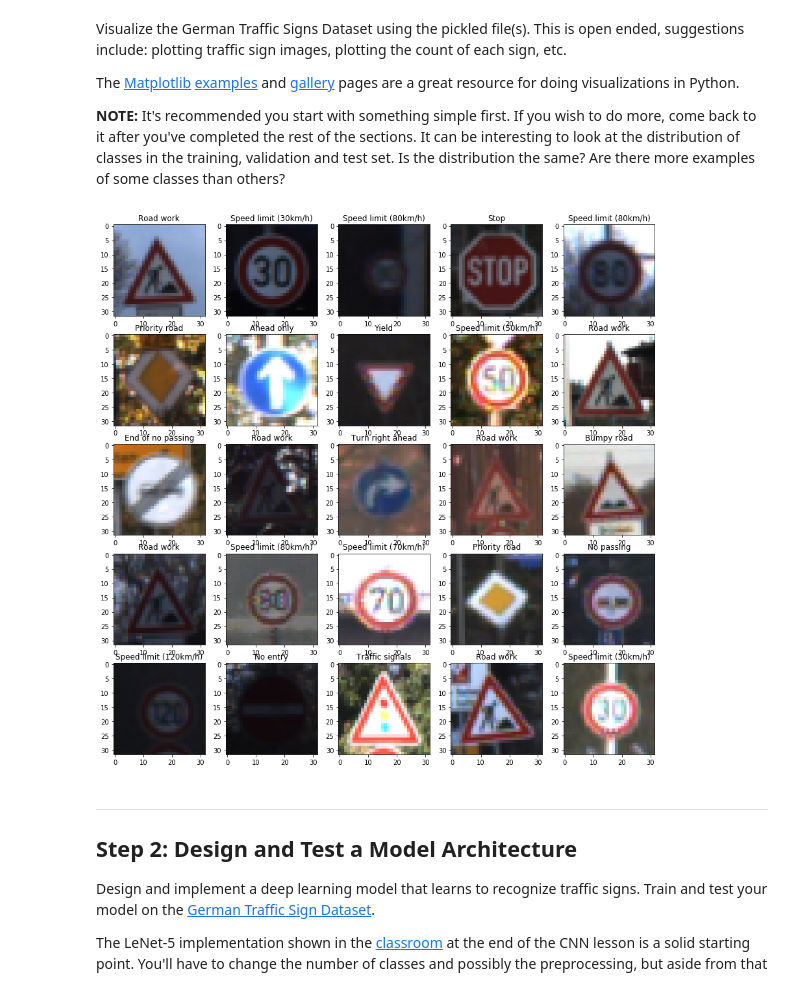
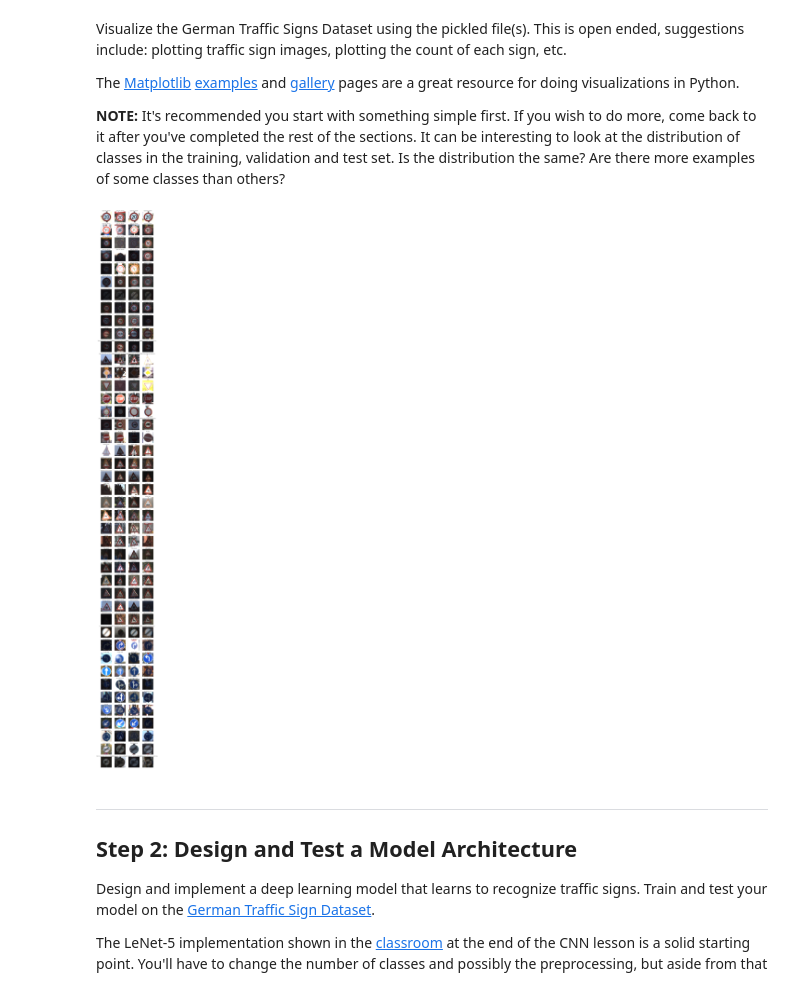
Before and after one commit to omjunior/CarND-Traffic-Sign-Classifier-Project, a Jupyter notebook: Traffic_Sign_Classifier.ipynb, the cells around one changed output. Drawn from its saved outputs; the diff is of its cells as text; code cells hidden in the pictures.

```diff
--- a/Traffic_Sign_Classifier.ipynb
+++ b/Traffic_Sign_Classifier.ipynb
@@ -93,20 +93,22 @@ The [Matplotlib](http://matplotlib.org/) [examples](http://matplotlib.org/exampl
 # %%
 import matplotlib.pyplot as plt
 %matplotlib inline
 
 import random
 
-fig = plt.figure(figsize=(15,15))
-for i in range (1, 26):
-    sub = fig.add_subplot(5, 5, i)
-    idx = random.randint(0, len(X_train))
-    plt.title(code_to_label[y_train[idx]])
-    sub.imshow(X_train[idx])
-
-# OSV TODO
-# Show a horizontal bar graph (cardinality), preceded by an example of that category
+samples = 4
+plt.figure(figsize=(15,n_classes*15))
+for i in range (0, n_classes):
+    X_sel = X_train[y_train == i]
+    for s in range(0, samples):
+        plt.subplot(n_classes * samples, samples, i*samples + s + 1)
+        idx = random.randint(0, len(X_sel)-1)
+        plt.title(code_to_label[i])
+        plt.axis('off')
+        plt.imshow(X_sel[idx])
+plt.show()
 # %% [output]
-[figure, old version]
+[figure, new version]
 # %% [markdown]
 ----
 
```
Also changed, not shown: parts of 12 cells of this notebook, 5 other files.
